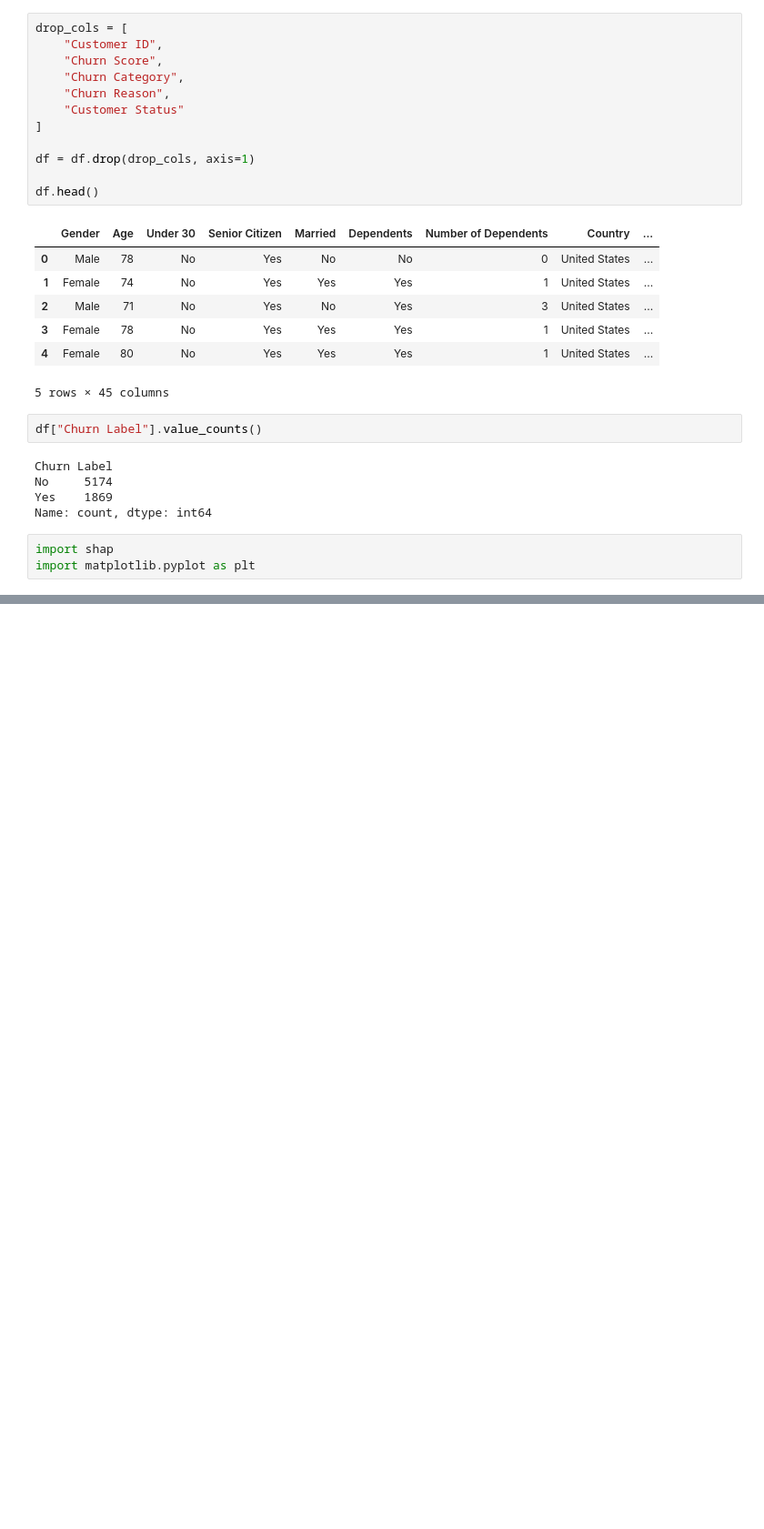
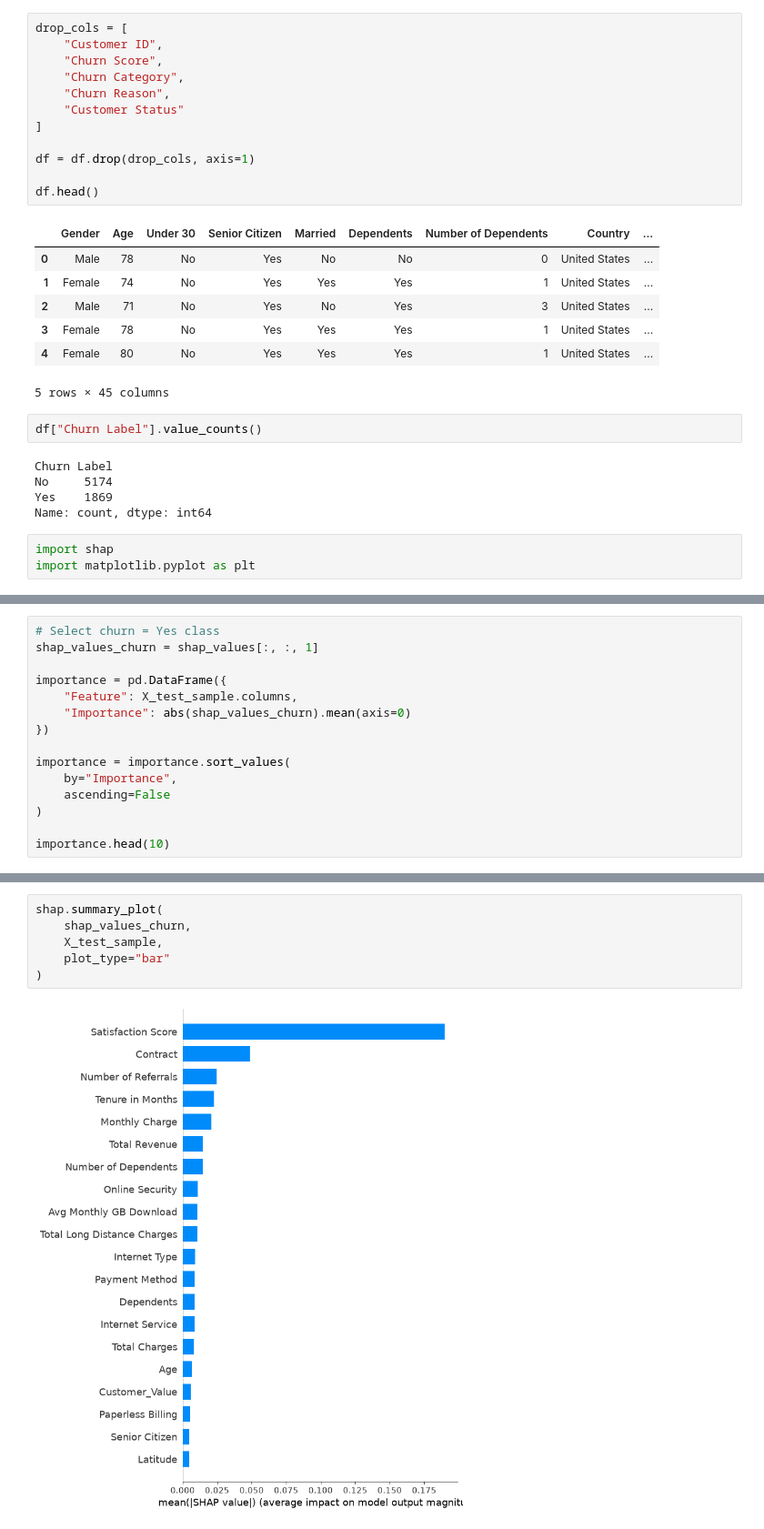
Before and after one commit to AmmarShaikh81/Customer_Churn_Analysis, a Jupyter notebook: Notebooks/Notebook1.ipynb, the cells around one changed output, grey strips where cells are left out. Shown at 91% size. Cells and saved outputs as stored; diff of their text form; blank space fills up the shorter version.

```diff
--- a/Notebooks/Notebook1.ipynb
+++ b/Notebooks/Notebook1.ipynb
@@ -698,0 +770,15 @@ explainer = shap.TreeExplainer(rf)
+# %%
+# Select churn = Yes class
+shap_values_churn = shap_values[:, :, 1]
+
+importance = pd.DataFrame({
+    "Feature": X_test_sample.columns,
+    "Importance": abs(shap_values_churn).mean(axis=0)
+})
+
+importance = importance.sort_values(
+    by="Importance",
+    ascending=False
+)
+
+importance.head(10)
@@ -698,0 +797,8 @@ explainer = shap.TreeExplainer(rf)
+# %%
+shap.summary_plot(
+    shap_values_churn,
+    X_test_sample,
+    plot_type="bar"
+)
+# %% [output]
+[figure, added]
```
Also changed, not shown: parts of 18 cells of this notebook, 3 other files.
